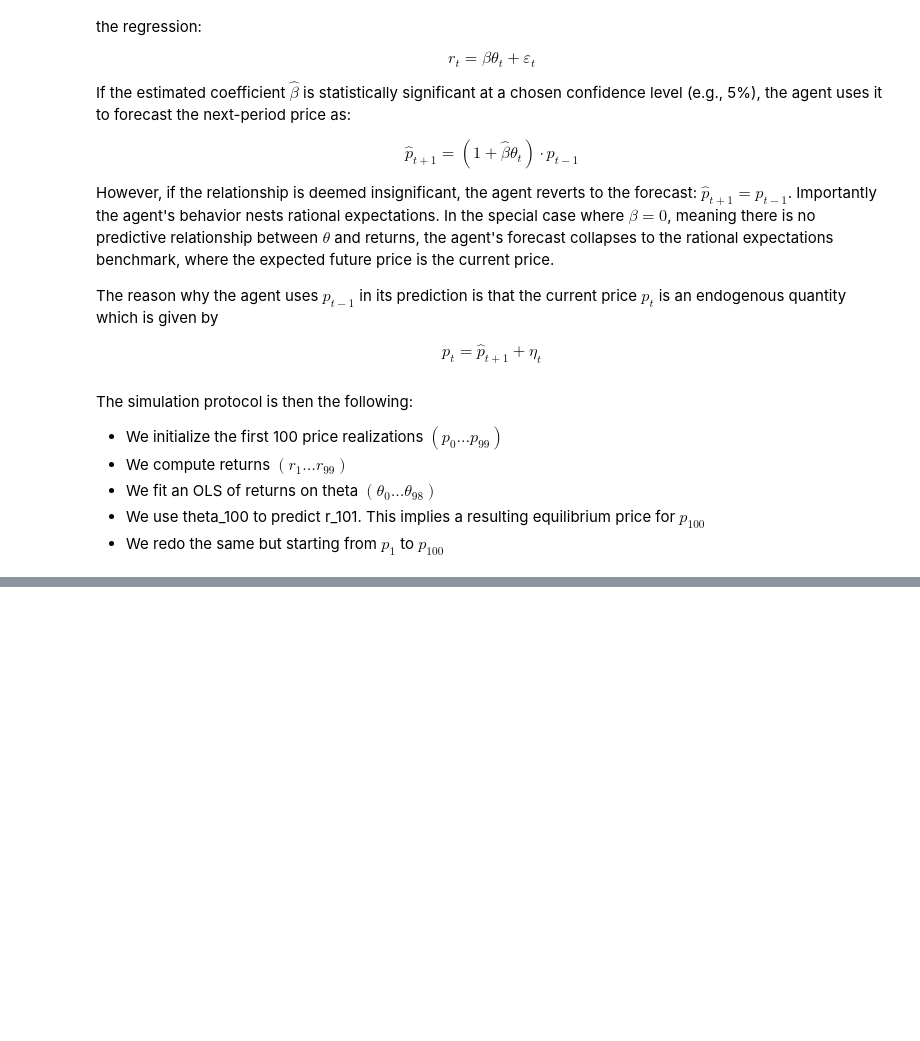
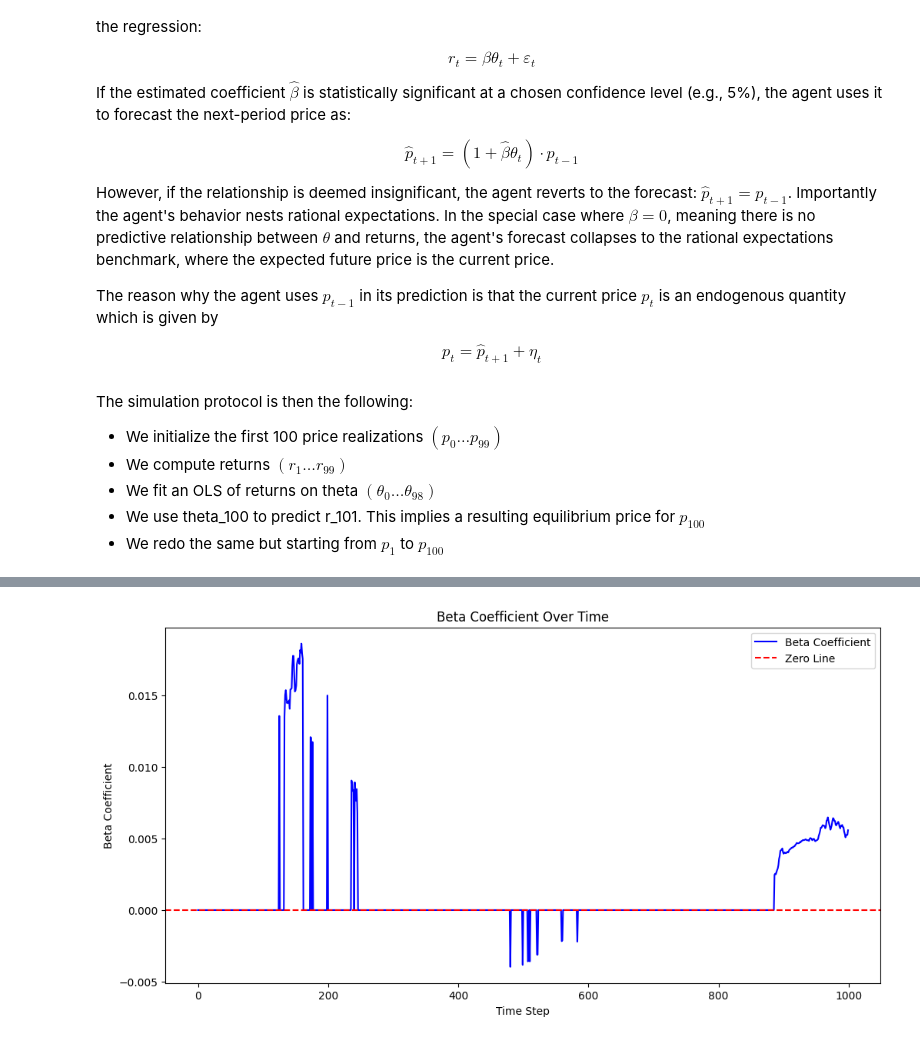
Before and after one commit to jonathanbodoseim/Lasso_paper, a Jupyter notebook: Theory/OLS_market_simulation.ipynb, the cells around one changed output, grey strips where cells are left out. Cells and saved outputs as stored; diff of their text form; code cells hidden in the pictures; blank space fills up the shorter version.

```diff
--- a/Theory/OLS_market_simulation.ipynb
+++ b/Theory/OLS_market_simulation.ipynb
@@ -93,8 +93,10 @@ class Market:
         if seed is not None:
             np.random.seed(seed)
 
-        # Generate i.i.d. theta process
+        # Generate AR(1) theta process
         self.theta = np.random.randn(T)
+        for t in range(1, T):
+            self.theta[t] += 0.9 * self.theta[t-1]
 
         # Initialize price and return history
         self.prices = [initial_price] # p0
@@ -143 +145,13 @@ Number of signals detected: 51 out of 900
 Expected (approx): 45.0
+# %%
+#visualzie the beta history
+plt.figure(figsize=(12, 6))
+plt.plot(market.beta_history, label='Beta Coefficient', color='blue')
+plt.axhline(y=0, color='red', linestyle='--', label='Zero Line')
+plt.title('Beta Coefficient Over Time')
+plt.xlabel('Time Step')
+plt.ylabel('Beta Coefficient')
+plt.legend()
+plt.show()
+# %% [output]
+[figure, added]
```
Also changed, not shown: parts of 6 cells of this notebook, 8 other files.
